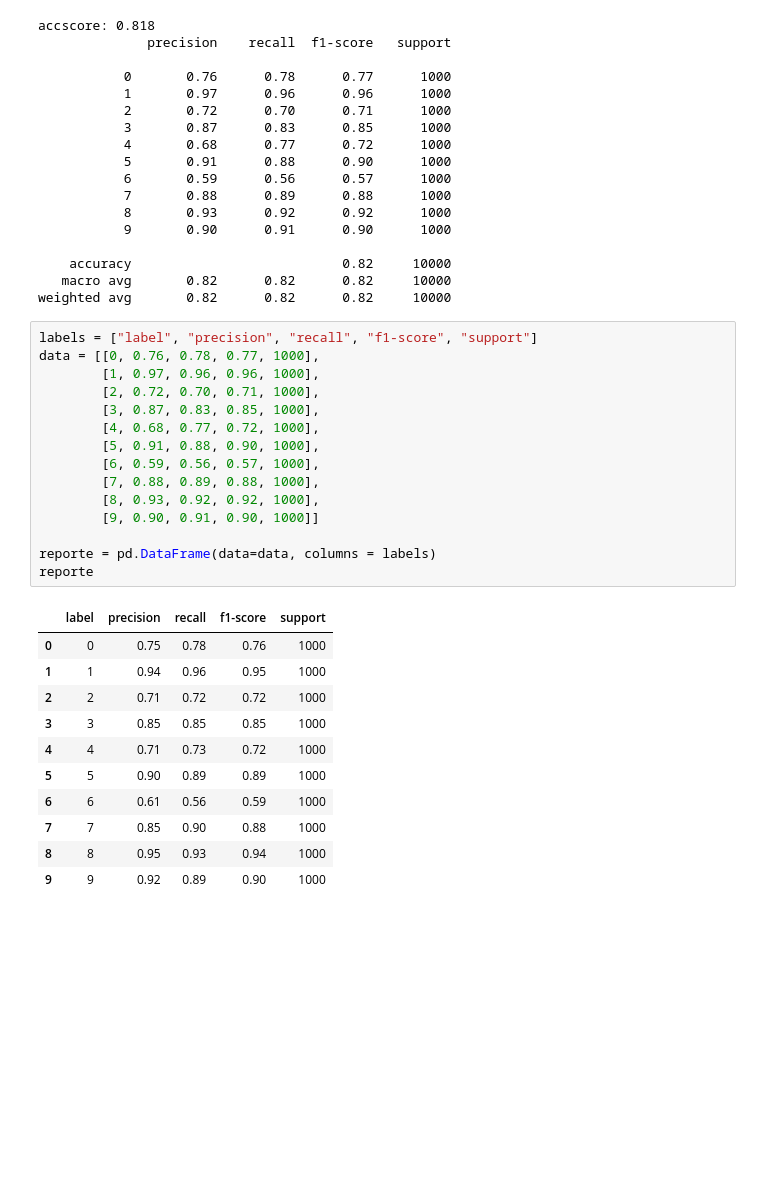
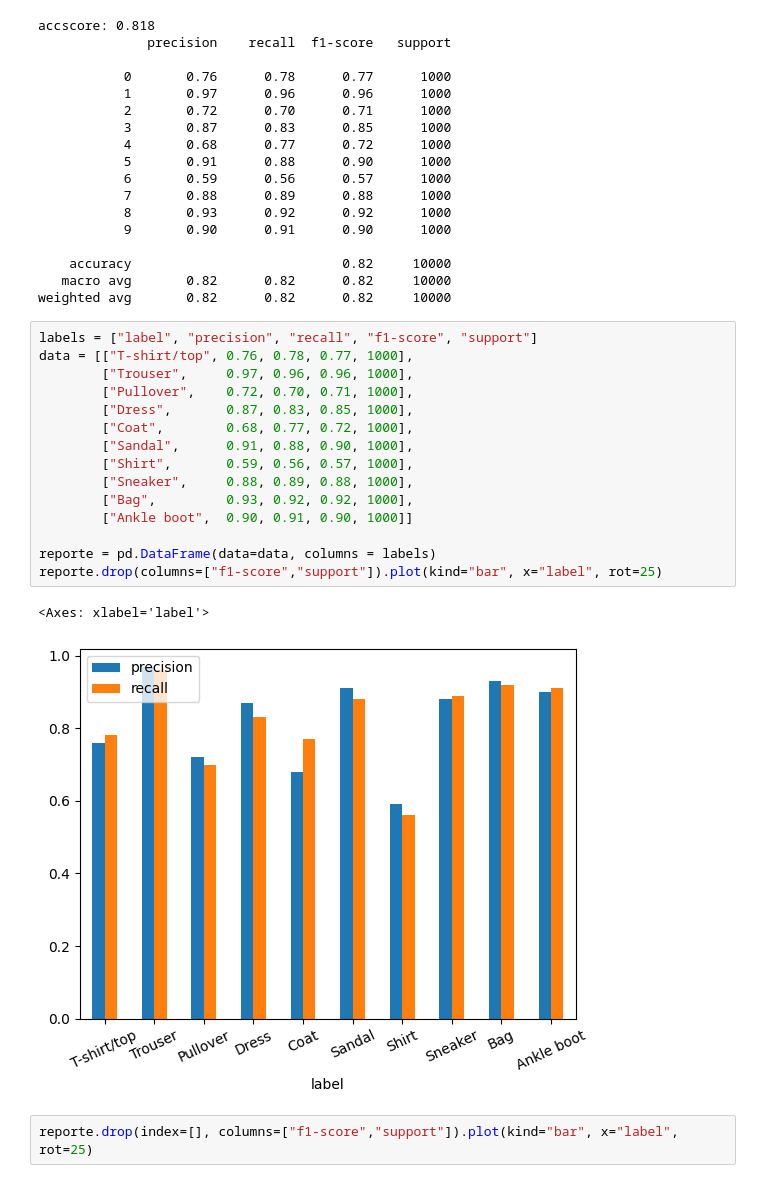
Before and after one commit to agusruss0/TP2-LDD-2C-2023, a Jupyter notebook: fashion_GLA.ipynb, the cells around one changed output. Saved outputs shown, nothing was run; the diff lists cells and outputs as text; blank space fills up the shorter version.

Commit message:
Graficos reporte

```diff
--- a/fashion_GLA.ipynb
+++ b/fashion_GLA.ipynb
@@ -296,30 +297,23 @@ accscore: 0.818
 weighted avg       0.82      0.82      0.82     10000
 # %%
 labels = ["label", "precision", "recall", "f1-score", "support"]
-data = [[0, 0.76, 0.78, 0.77, 1000],
-        [1, 0.97, 0.96, 0.96, 1000],
-        [2, 0.72, 0.70, 0.71, 1000],
-        [3, 0.87, 0.83, 0.85, 1000],
-        [4, 0.68, 0.77, 0.72, 1000],
-        [5, 0.91, 0.88, 0.90, 1000],
-        [6, 0.59, 0.56, 0.57, 1000],
-        [7, 0.88, 0.89, 0.88, 1000],
-        [8, 0.93, 0.92, 0.92, 1000],
-        [9, 0.90, 0.91, 0.90, 1000]]
+data = [["T-shirt/top", 0.76, 0.78, 0.77, 1000],
+        ["Trouser",     0.97, 0.96, 0.96, 1000],
+        ["Pullover",    0.72, 0.70, 0.71, 1000],
+        ["Dress",       0.87, 0.83, 0.85, 1000],
+        ["Coat",        0.68, 0.77, 0.72, 1000],
+        ["Sandal",      0.91, 0.88, 0.90, 1000],
+        ["Shirt",       0.59, 0.56, 0.57, 1000],
+        ["Sneaker",     0.88, 0.89, 0.88, 1000],
+        ["Bag",         0.93, 0.92, 0.92, 1000],
+        ["Ankle boot",  0.90, 0.91, 0.90, 1000]]
 
 reporte = pd.DataFrame(data=data, columns = labels)
-reporte
+reporte.drop(columns=["f1-score","support"]).plot(kind="bar", x="label", rot=25)
 # %% [output]
-|  | label | precision | recall | f1-score | support |
-| 0 | 0 | 0.75 | 0.78 | 0.76 | 1000 |
-| 1 | 1 | 0.94 | 0.96 | 0.95 | 1000 |
-| 2 | 2 | 0.71 | 0.72 | 0.72 | 1000 |
-| 3 | 3 | 0.85 | 0.85 | 0.85 | 1000 |
-| 4 | 4 | 0.71 | 0.73 | 0.72 | 1000 |
-| 5 | 5 | 0.90 | 0.89 | 0.89 | 1000 |
-| 6 | 6 | 0.61 | 0.56 | 0.59 | 1000 |
-| 7 | 7 | 0.85 | 0.90 | 0.88 | 1000 |
-| 8 | 8 | 0.95 | 0.93 | 0.94 | 1000 |
-| 9 | 9 | 0.92 | 0.89 | 0.90 | 1000 |
+<Axes: xlabel='label'>
+[figure, added]
+# %%
+reporte.drop(index=[], columns=["f1-score","support"]).plot(kind="bar", x="label", rot=25)
 # %%
 classrep = classification_report(Y_test, y_predict_final)
```
Also changed, not shown: parts of 3 cells of this notebook.
